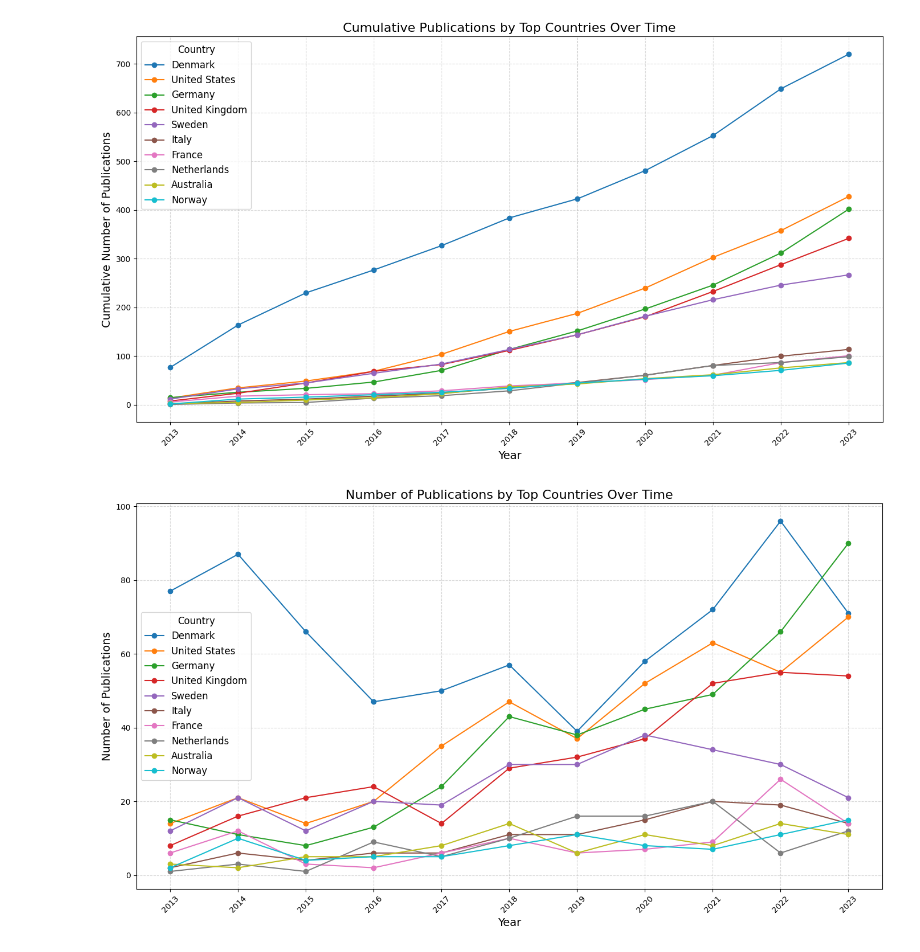
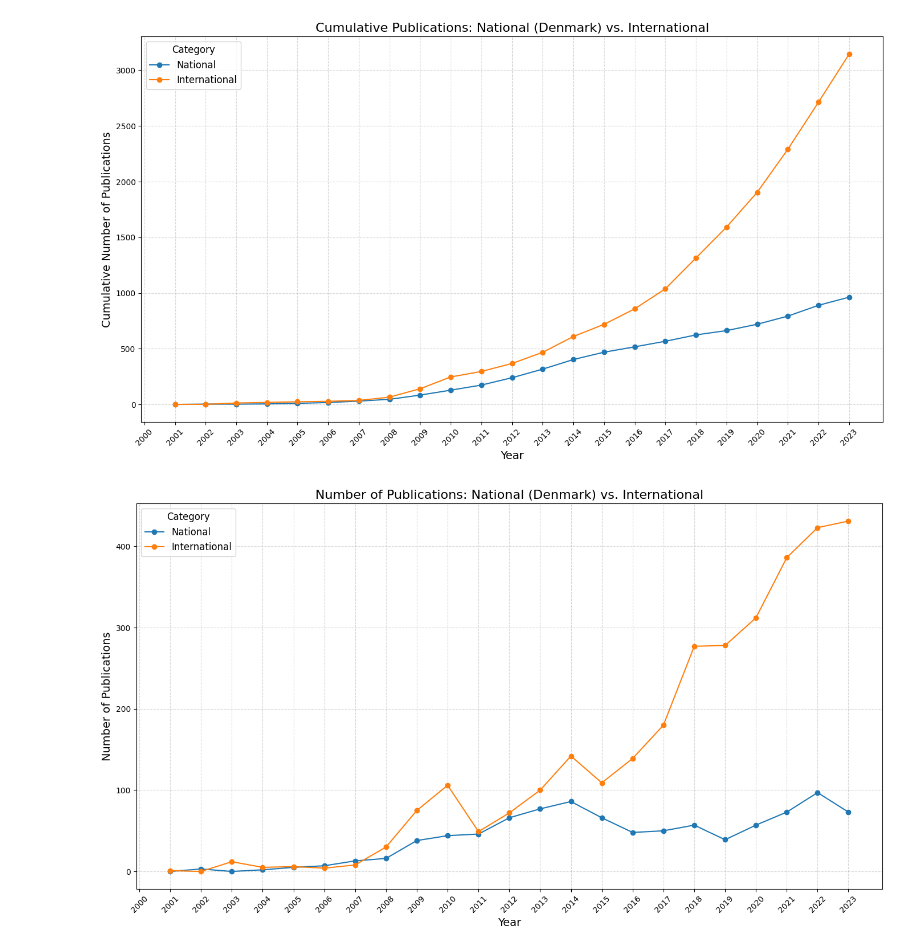
Before and after one commit to tonio-nio/Data-in-the-Wyld, a Jupyter notebook: Code/Time Series Vizualisation/Visualization.ipynb, the cells around one changed output. Drawn from its saved outputs; the diff is of its cells as text; code cells hidden in the pictures.

Commit message:
Updated visualization notebook

```diff
--- a/Code/Time Series Vizualisation/Visualization.ipynb
+++ b/Code/Time Series Vizualisation/Visualization.ipynb
@@ -152,11 +332,14 @@ def plot_publications_smoothing(df, years, top_n=10, window=3, smoothing='traili
 # %%
-years = list(range(2013, 2024))
+years = list(range(2000, 2024)) #Years exclusive 2024
+# %%
+international_cummulated=True
 # %%
-a = plot_cumulative_publications(df, years, top_n=10)
-plot_publications(df, years, top_n=10)
-plot_publications_smoothing(df, years, top_n=10, window=3, smoothing='centered')
-plot_publications_smoothing(df, years, top_n=10, window=3, smoothing='gaussian')
-plot_publications_smoothing(df, years, top_n=10, window=2, smoothing='gaussian')
+plot_cumulative_publications(df, years, top_n=10, international_cummulated=international_cummulated)
+plot_publications(df, years, top_n=10, international_cummulated=international_cummulated)
+plot_publications_smoothing(df, years, top_n=10, window=3, smoothing='centered', international_cummulated=international_cummulated)
+plot_publications_smoothing(df, years, top_n=10, window=3, smoothing='gaussian', international_cummulated=international_cummulated)
+plot_publications_smoothing(df, years, top_n=10, window=2, smoothing='gaussian', international_cummulated=international_cummulated)
+plot_noise(df, years, top_n=10, window=3, smoothing='centered', international_cummulated=international_cummulated)
 # %% [output]
-[figure, old version]
+[figure, new version]
-[figure, old version]
+[figure, new version]
```
Also changed, not shown: parts of 8 cells of this notebook.
